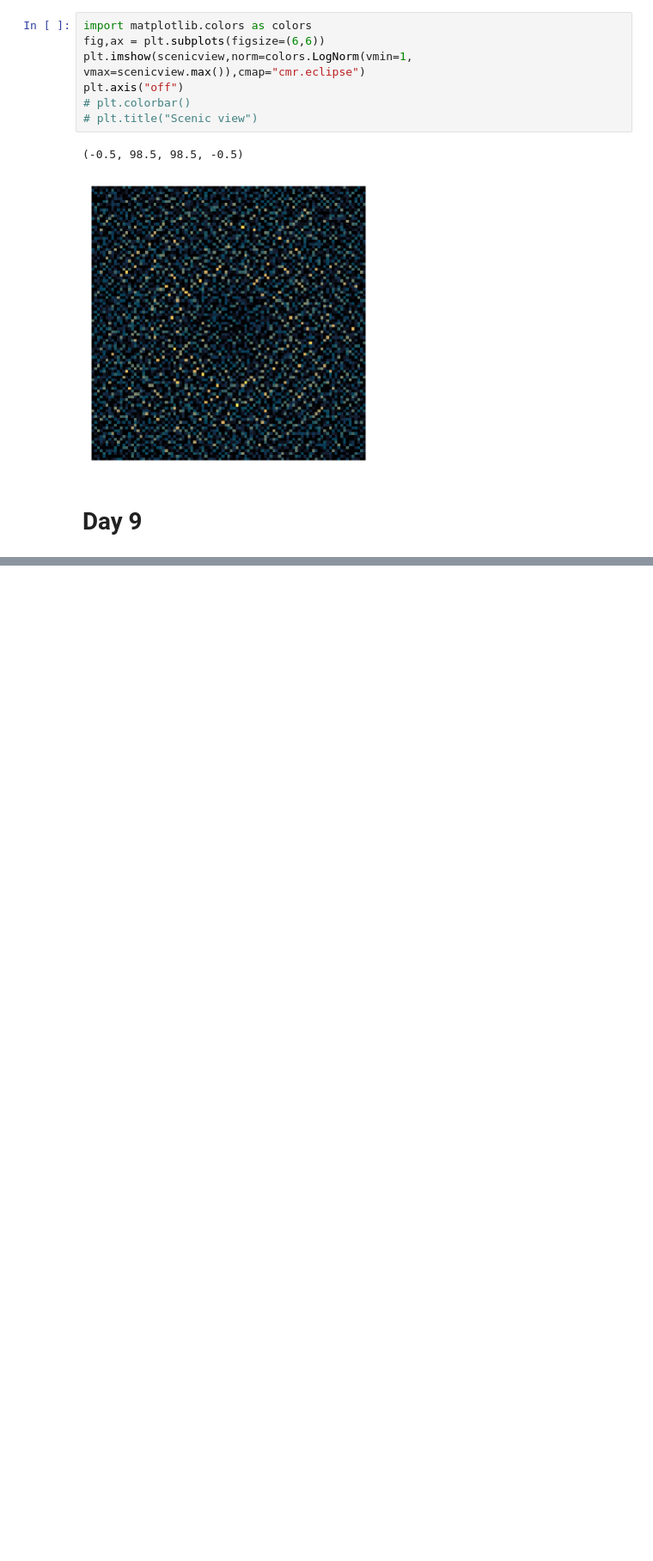
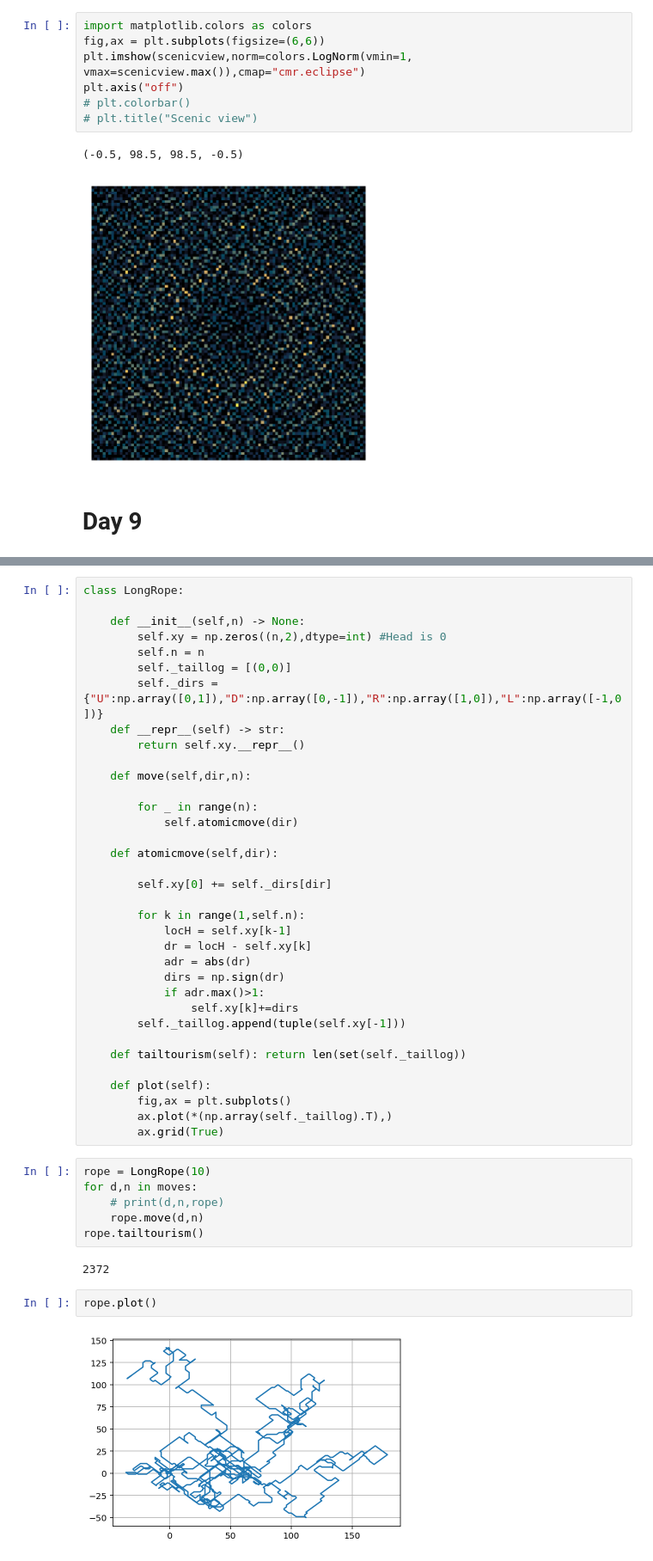
Before and after one commit to acpetit/AoC2022, a Jupyter notebook: AoC2022.ipynb, the cells around one changed output, grey strips where cells are left out. Shown at 86% size. Cells and saved outputs as stored; diff of their text form; blank space fills up the shorter version.

```diff
--- a/AoC2022.ipynb
+++ b/AoC2022.ipynb
@@ -343,0 +393,47 @@ array([], shape=(99, 0), dtype=int64)
+# %%
+class LongRope:
+
+    def __init__(self,n) -> None:
+        self.xy = np.zeros((n,2),dtype=int) #Head is 0
+        self.n = n
+        self._taillog = [(0,0)]
+        self._dirs = {"U":np.array([0,1]),"D":np.array([0,-1]),"R":np.array([1,0]),"L":np.array([-1,0])}
+    def __repr__(self) -> str:
+        return self.xy.__repr__()
+
+    def move(self,dir,n):
+
+        for _ in range(n):
+            self.atomicmove(dir)
+
+    def atomicmove(self,dir):
+
+        self.xy[0] += self._dirs[dir]
+
+        for k in range(1,self.n):
+            locH = self.xy[k-1]
+            dr = locH - self.xy[k]
+            adr = abs(dr)
+            dirs = np.sign(dr)
+            if adr.max()>1:
+                self.xy[k]+=dirs
+        self._taillog.append(tuple(self.xy[-1]))
+
+    def tailtourism(self): return len(set(self._taillog))
+
+    def plot(self):
+        fig,ax = plt.subplots()
+        ax.plot(*(np.array(self._taillog).T),)
+        ax.grid(True)
+# %%
+rope = LongRope(10)
+for d,n in moves:
+    # print(d,n,rope)
+    rope.move(d,n)
+rope.tailtourism()
+# %% [output]
+2372
+# %%
+rope.plot()
+# %% [output]
+[figure, added]
```
Also changed, not shown: parts of 16 cells of this notebook.
